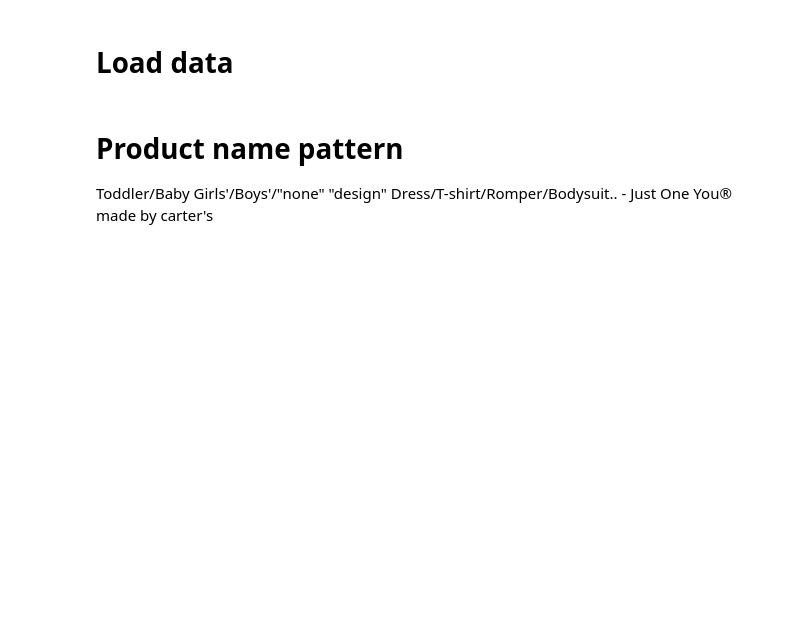
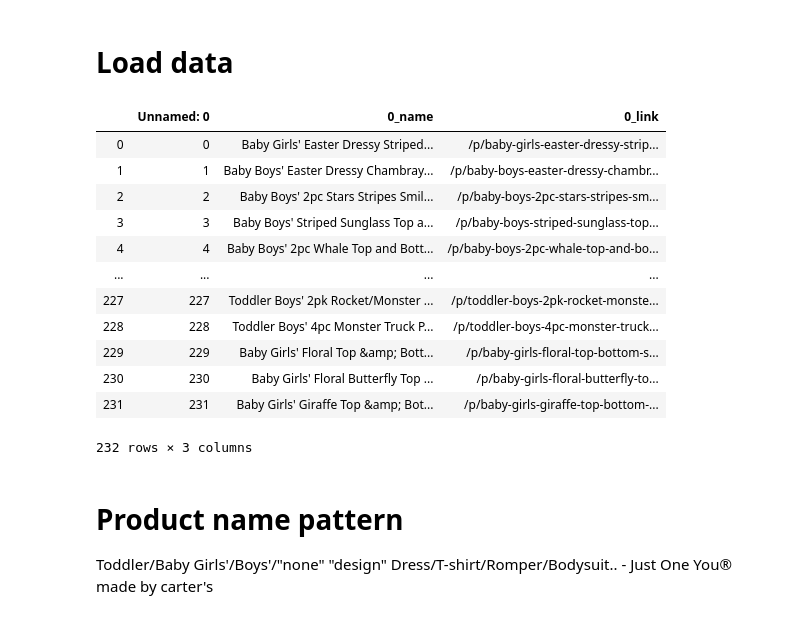
Before and after one commit to tomokr/matching_clothes, a Jupyter notebook: Product-name-analyze.ipynb, the cells around one changed output. Drawn from its saved outputs; the diff is of its cells as text; code cells hidden in the pictures; blank space fills up the shorter version.

```diff
--- a/Product-name-analyze.ipynb
+++ b/Product-name-analyze.ipynb
@@ -18,3 +18,19 @@ pd.set_option('display.max_rows', 200)
 # Load data
 # %%
 df_9_12m = pd.read_csv('df_9_12m.csv')
+# %%
+df_9_12m
+# %% [output]
+|  | Unnamed: 0 | 0_name | 0_link |
+| 0 | 0 | Baby Girls' Easter Dressy Striped... | /p/baby-girls-easter-dressy-strip... |
+| 1 | 1 | Baby Boys' Easter Dressy Chambray... | /p/baby-boys-easter-dressy-chambr... |
+| 2 | 2 | Baby Boys' 2pc Stars Stripes Smil... | /p/baby-boys-2pc-stars-stripes-sm... |
+| 3 | 3 | Baby Boys' Striped Sunglass Top a... | /p/baby-boys-striped-sunglass-top... |
+| 4 | 4 | Baby Boys' 2pc Whale Top and Bott... | /p/baby-boys-2pc-whale-top-and-bo... |
+| ... | ... | ... | ... |
+| 227 | 227 | Toddler Boys' 2pk Rocket/Monster ... | /p/toddler-boys-2pk-rocket-monste... |
+| 228 | 228 | Toddler Boys' 4pc Monster Truck P... | /p/toddler-boys-4pc-monster-truck... |
+| 229 | 229 | Baby Girls' Floral Top &amp; Bott... | /p/baby-girls-floral-top-bottom-s... |
+| 230 | 230 | Baby Girls' Floral Butterfly Top ... | /p/baby-girls-floral-butterfly-to... |
+| 231 | 231 | Baby Girls' Giraffe Top &amp; Bot... | /p/baby-girls-giraffe-top-bottom-... |
+232 rows × 3 columns
```
Also changed, not shown: parts of 4 cells of this notebook, 11 other files.
